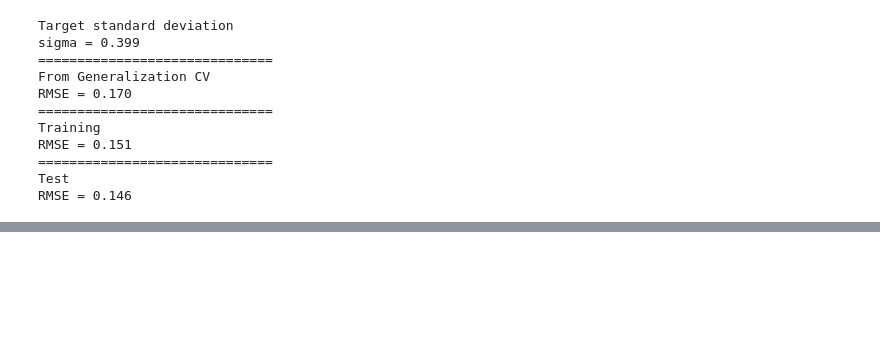
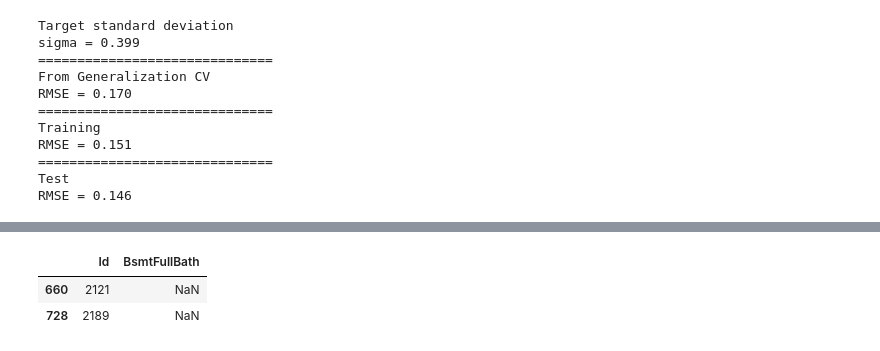
Before and after one commit to victorventuri/kaggle_play, a Jupyter notebook: house_price_tutorial/houseprices.ipynb, the cells around one changed output, grey strips where cells are left out. Cells and saved outputs as stored; diff of their text form; code cells hidden in the pictures; blank space fills up the shorter version.

```diff
--- a/house_price_tutorial/houseprices.ipynb
+++ b/house_price_tutorial/houseprices.ipynb
@@ -912,0 +1106,5 @@ RMSE = 0.146
+# %%
+new_data = pd.read_csv(input_dir + 'house-prices-advanced-regression-techniques/test.csv',
+                            keep_default_na=False,  # Recall some of the categories are 'NA'
+                            na_values=na_values,
+                            )
@@ -912,0 +1115,3 @@ RMSE = 0.146
+# %%
+for col in needs_missing_flag:
+    new_data.loc[:, f'missing_{col}'] = new_data[col].isna().astype(int)
@@ -912,0 +1160,6 @@ RMSE = 0.146
+# %%
+new_data[new_data['BsmtFullBath'].isna()][['Id', 'BsmtFullBath']]
+# %% [output]
+|  | Id | BsmtFullBath |
+| 660 | 2121 | NaN |
+| 728 | 2189 | NaN |
```
Also changed, not shown: parts of 36 cells of this notebook.
